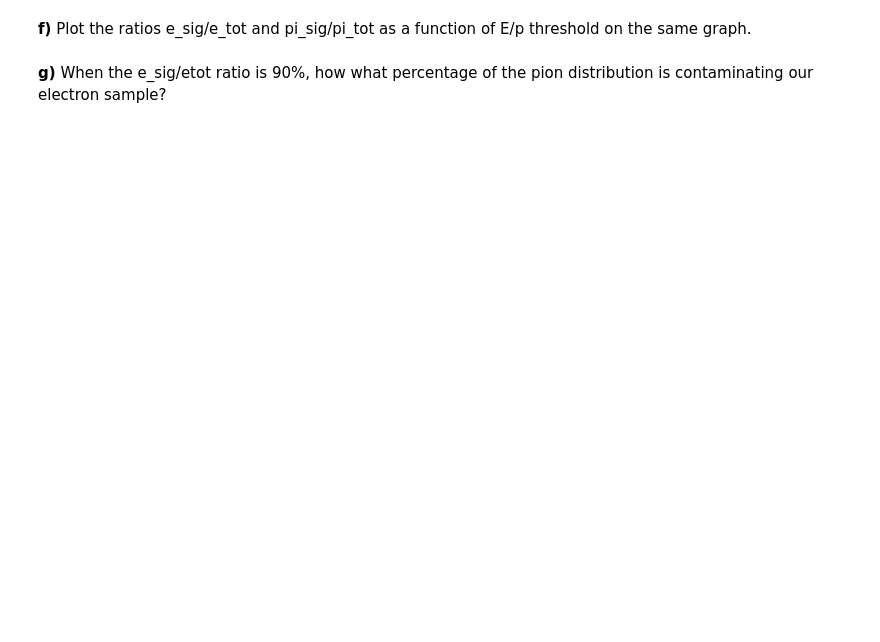
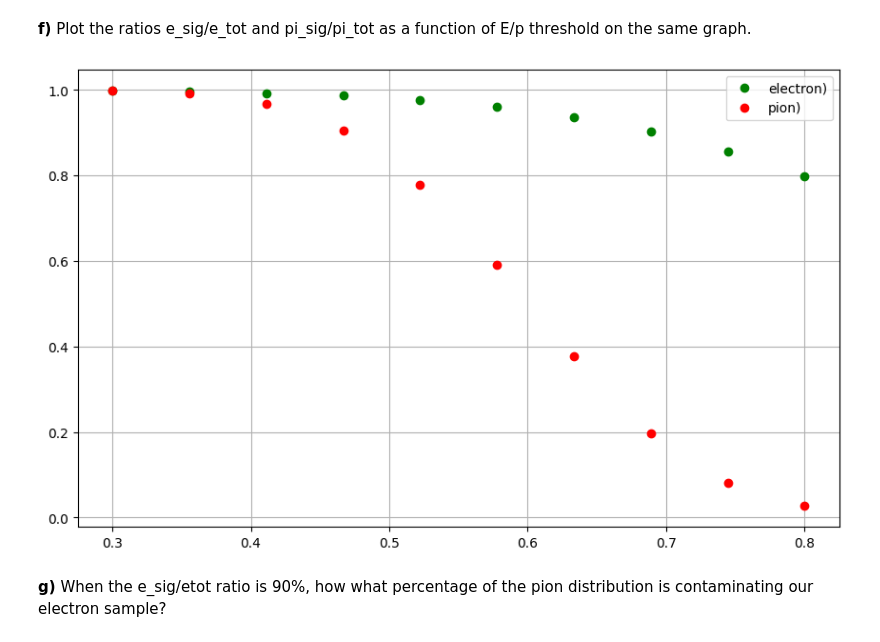
Before and after one commit to Tsclonetrooper/Phys-3511-Fall24, a Jupyter notebook: Module05/Assignment/Assignment05.ipynb, the cells around one changed output. Drawn from its saved outputs; the diff is of its cells as text; code cells hidden in the pictures; blank space fills up the shorter version.

```diff
--- a/Module05/Assignment/Assignment05.ipynb
+++ b/Module05/Assignment/Assignment05.ipynb
@@ -426,4 +443,15 @@ Estimated number of Electrons: 5.21447119637185 with an error estimate of 7.1824
 # %% [markdown]
 **f)** Plot the ratios e_sig/e_tot and pi_sig/pi_tot as a function of E/p threshold on the same graph.
+# %%
+fig = plt.figure(figsize=(10, 6))
+
+axes = fig.add_axes([0.8,0.8,0.8,0.8])
+
+plt.plot(xspace,espace, label='electron)', color='green',marker = 'o', linestyle = 'none')
+plt.plot(xspace,pspace, label='pion)', color='red',marker = 'o', linestyle = 'none')
+plt.legend()
+plt.grid()
+# %% [output]
+[figure, added]
 # %% [markdown]
 **g)** When the e_sig/etot ratio is 90%, how what percentage of the pion distribution is contaminating our electron sample?
```
Also changed, not shown: parts of 3 cells of this notebook.
